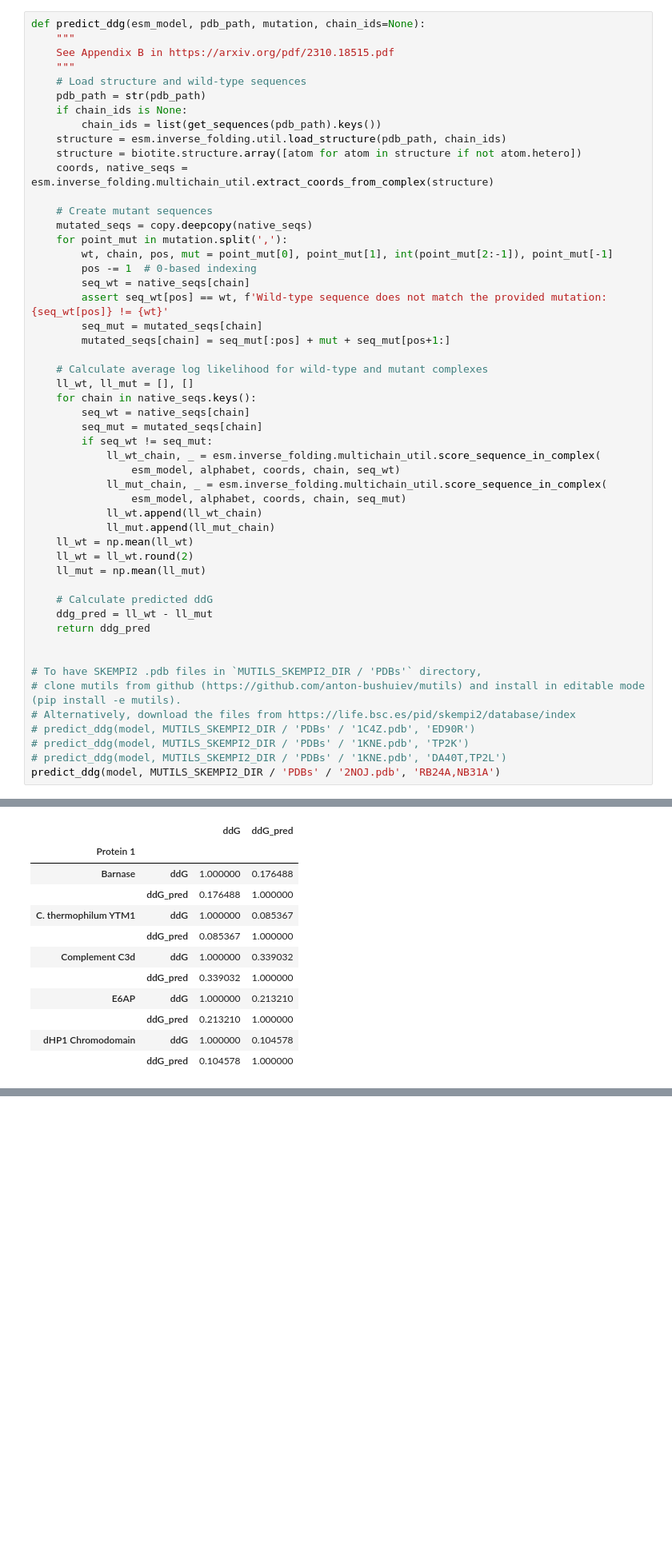
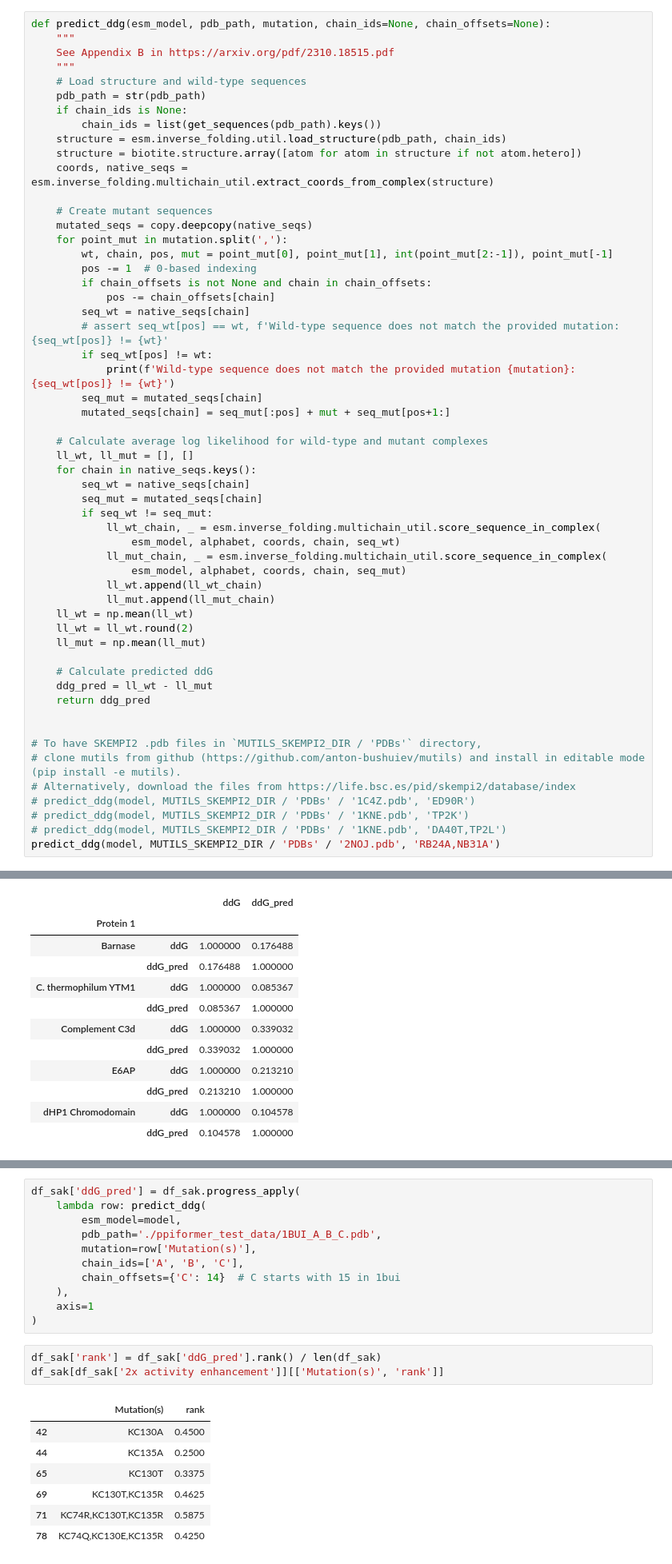
Before and after one commit to anton-bushuiev/esm, a Jupyter notebook: examples/inverse_folding/notebook_binding_ddg.ipynb, the cells around one changed output, grey strips where cells are left out. Shown: that part at 80% size. Saved outputs shown, nothing was run; the diff lists cells and outputs as text; blank space fills up the shorter version.

```diff
--- a/examples/inverse_folding/notebook_binding_ddg.ipynb
+++ b/examples/inverse_folding/notebook_binding_ddg.ipynb
@@ -18,7 +18,7 @@ tqdm.pandas()
 model, alphabet = esm.pretrained.esm_if1_gvp4_t16_142M_UR50()
 model = model.eval()
 # %%
-def predict_ddg(esm_model, pdb_path, mutation, chain_ids=None):
+def predict_ddg(esm_model, pdb_path, mutation, chain_ids=None, chain_offsets=None):
     """
     See Appendix B in https://arxiv.org/pdf/2310.18515.pdf
     """
@@ -35,8 +35,12 @@ def predict_ddg(esm_model, pdb_path, mutation, chain_ids=None):
     for point_mut in mutation.split(','):
         wt, chain, pos, mut = point_mut[0], point_mut[1], int(point_mut[2:-1]), point_mut[-1]
         pos -= 1  # 0-based indexing
+        if chain_offsets is not None and chain in chain_offsets:
+            pos -= chain_offsets[chain]
         seq_wt = native_seqs[chain]
-        assert seq_wt[pos] == wt, f'Wild-type sequence does not match the provided mutation: {seq_wt[pos]} != {wt}'
+        # assert seq_wt[pos] == wt, f'Wild-type sequence does not match the provided mutation: {seq_wt[pos]} != {wt}'
+        if seq_wt[pos] != wt:
+            print(f'Wild-type sequence does not match the provided mutation {mutation}: {seq_wt[pos]} != {wt}')
         seq_mut = mutated_seqs[chain]
         mutated_seqs[chain] = seq_mut[:pos] + mut + seq_mut[pos+1:]
 
@@ -135,0 +155,22 @@ df_s2_test.groupby('Protein 1')[['ddG', 'ddG_pred']].corr('spearman')
+# %%
+df_sak['ddG_pred'] = df_sak.progress_apply(
+    lambda row: predict_ddg(
+        esm_model=model,
+        pdb_path='./ppiformer_test_data/1BUI_A_B_C.pdb',
+        mutation=row['Mutation(s)'],
+        chain_ids=['A', 'B', 'C'],
+        chain_offsets={'C': 14}  # C starts with 15 in 1bui
+    ),
+    axis=1
+)
+# %%
+df_sak['rank'] = df_sak['ddG_pred'].rank() / len(df_sak)
+df_sak[df_sak['2x activity enhancement']][['Mutation(s)', 'rank']]
+# %% [output]
+|  | Mutation(s) | rank |
+| 42 | KC130A | 0.4500 |
+| 44 | KC135A | 0.2500 |
+| 65 | KC130T | 0.3375 |
+| 69 | KC130T,KC135R | 0.4625 |
+| 71 | KC74R,KC130T,KC135R | 0.5875 |
+| 78 | KC74Q,KC130E,KC135R | 0.4250 |
```
Also changed, not shown: parts of 7 cells of this notebook.
